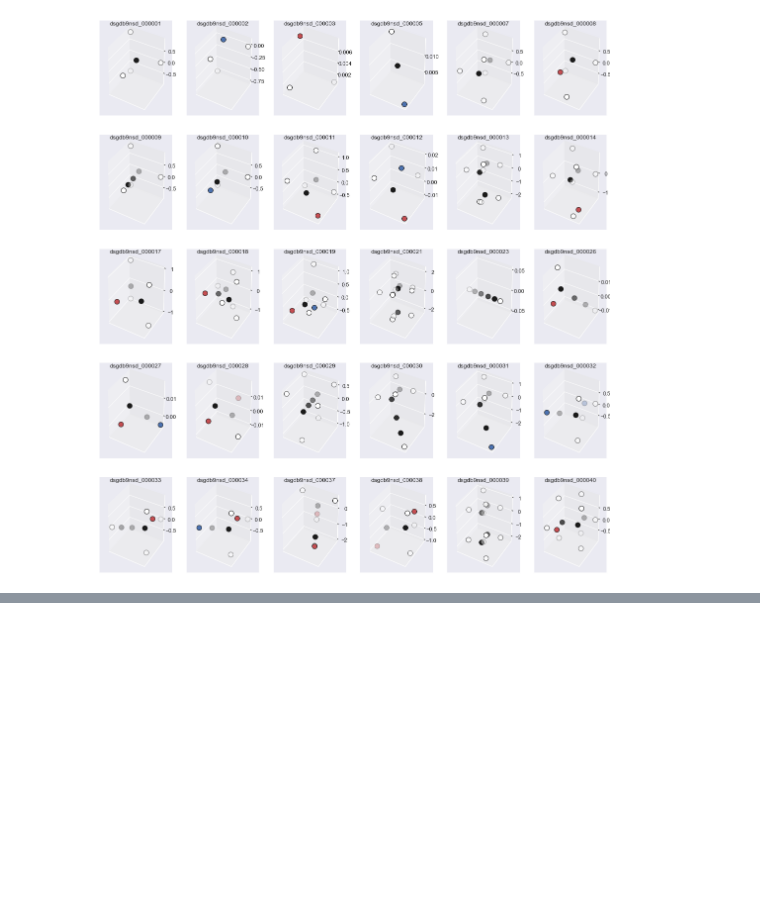
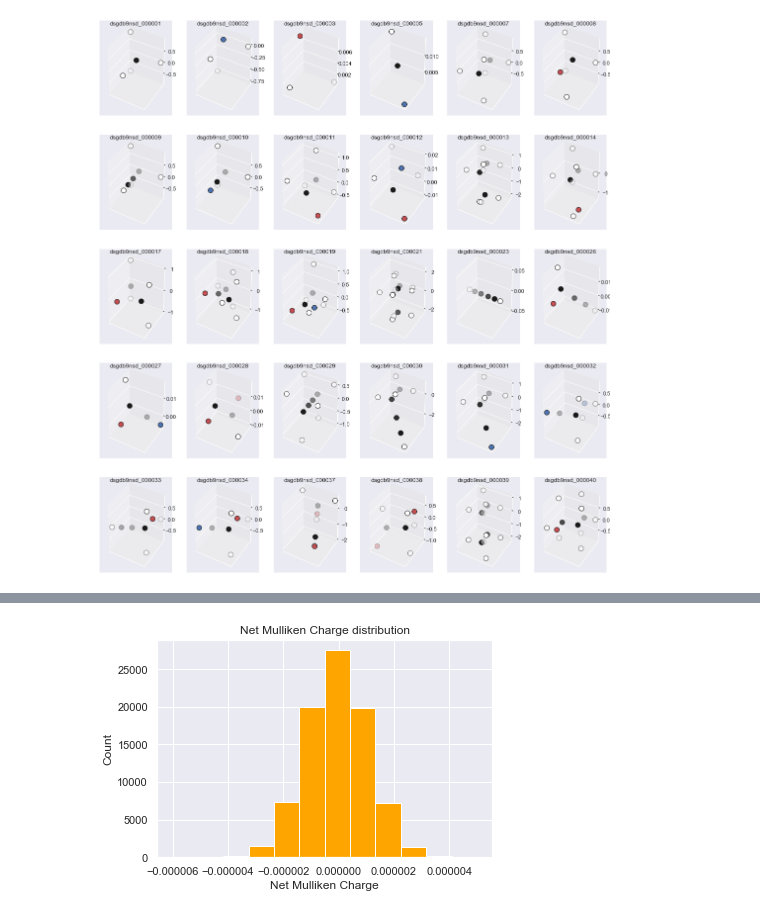
Before and after one commit to dhdzmota/particle_properties, a Jupyter notebook: Particles.ipynb, the cells around one changed output, grey strips where cells are left out. Saved outputs shown, nothing was run; the diff lists cells and outputs as text; code cells hidden in the pictures; blank space fills up the shorter version.

```diff
--- a/Particles.ipynb
+++ b/Particles.ipynb
@@ -198,0 +225,9 @@ plt.show()
+# %%
+net_mulliken_charge = mms.groupby('molecule_name').sum()['mulliken_charge']
+plt.hist(net_mulliken_charge, bins=12,color='orange')
+plt.title('Net Mulliken Charge distribution')
+plt.ylabel('Count')
+plt.xlabel('Net Mulliken Charge')
+plt.show()
+# %% [output]
+[figure, added]
```
Also changed, not shown: parts of 12 cells of this notebook.
